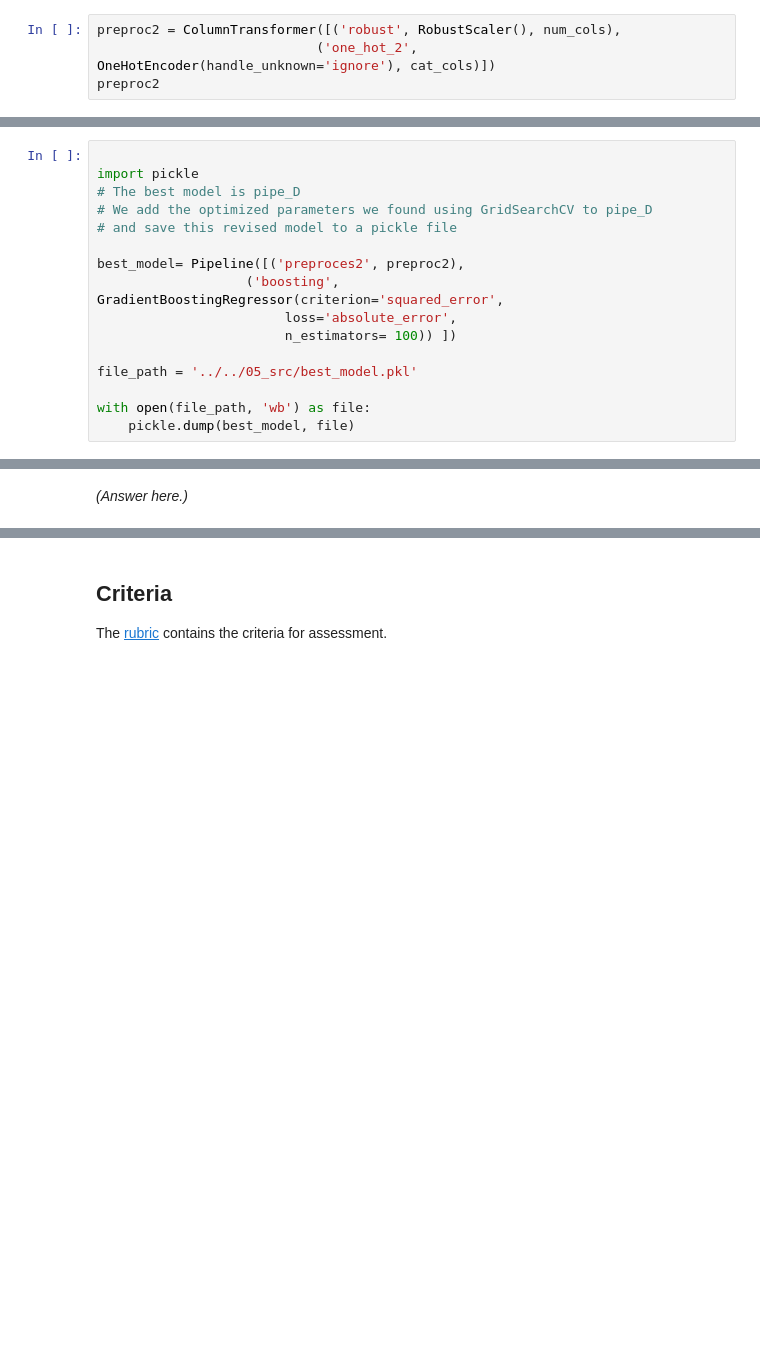
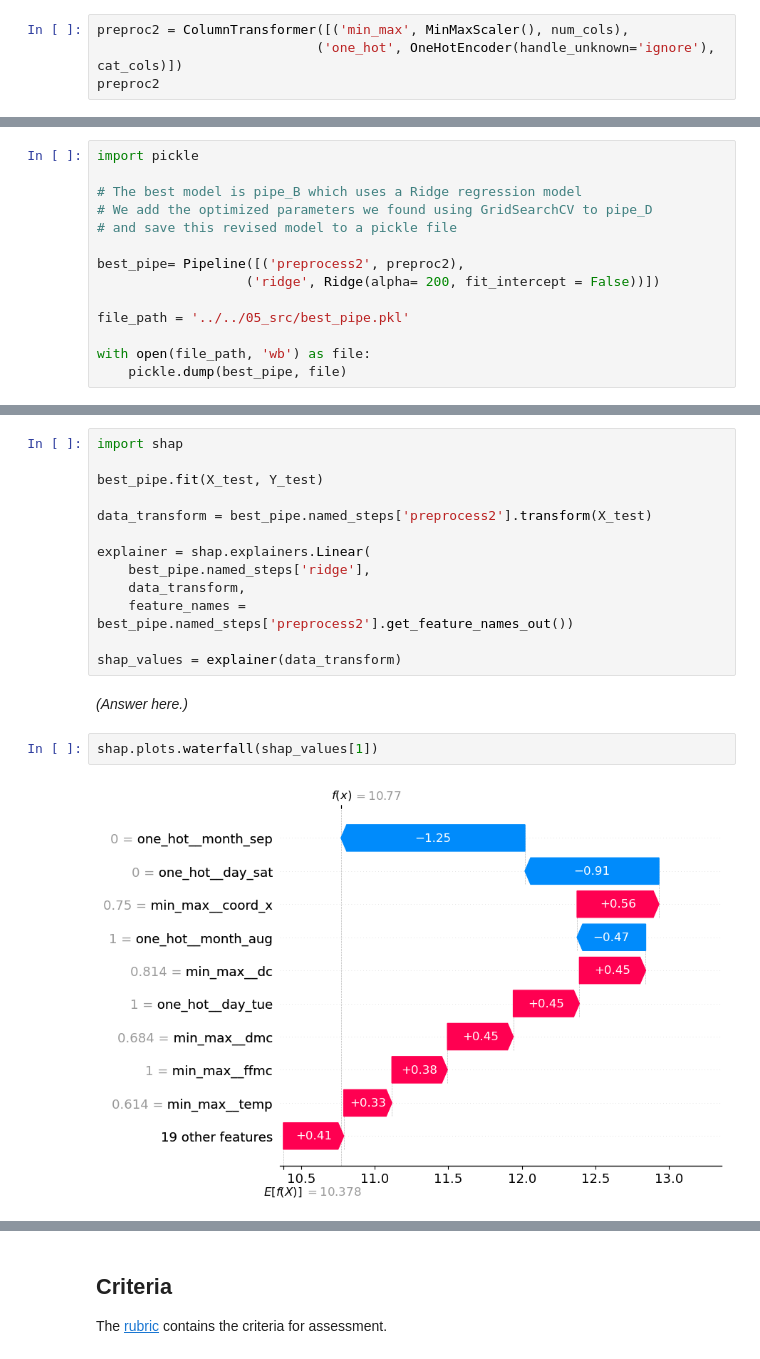
Before and after one commit to KathrynVozoris/production, a Jupyter notebook: 02_activities/assignments/assignment_3.ipynb, the cells around one changed output, grey strips where cells are left out. Saved outputs shown, nothing was run; the diff lists cells and outputs as text; blank space fills up the shorter version.

```diff
--- a/02_activities/assignments/assignment_3.ipynb
+++ b/02_activities/assignments/assignment_3.ipynb
@@ -179,7 +186,7 @@ Create preproc1 below.
 + Numeric: scaled variables, non-linear transformation to one or more variables.
 + Categorical: one-hot encoding.
 # %%
-preproc2 = ColumnTransformer([('robust', RobustScaler(), num_cols),
-                            ('one_hot_2', OneHotEncoder(handle_unknown='ignore'), cat_cols)])
+preproc2 = ColumnTransformer([('min_max', MinMaxScaler(), num_cols),
+                            ('one_hot', OneHotEncoder(handle_unknown='ignore'), cat_cols)])
 preproc2
 # %% [output]
@@ -453,21 +449,19 @@ print(dict(sorted(neg_mean_squared_errors.items(),key=lambda item :item[1], reve
 
 + Save the best performing model to a pickle file.
 # %%
+import pickle
 
-import pickle
-# The best model is pipe_D
+# The best model is pipe_B which uses a Ridge regression model
 # We add the optimized parameters we found using GridSearchCV to pipe_D
 # and save this revised model to a pickle file
 
-best_model= Pipeline([('preproces2', preproc2),
-                   ('boosting', GradientBoostingRegressor(criterion='squared_error',
-                        loss='absolute_error',
-                        n_estimators= 100)) ])
+best_pipe= Pipeline([('preprocess2', preproc2),
+                   ('ridge', Ridge(alpha= 200, fit_intercept = False))])
 
-file_path = '../../05_src/best_model.pkl'
+file_path = '../../05_src/best_pipe.pkl'
 
 with open(file_path, 'wb') as file:
-    pickle.dump(best_model, file)
+    pickle.dump(best_pipe, file)
 # %% [markdown]
 # Explain
 
@@ -478,5 +472,22 @@ with open(file_path, 'wb') as file:
     - In general, across the complete training set, which features are the most and least important.
 
 + If you were to remove features from the model, which ones would you remove? Why? How would you test that these features are actually enhancing model performance?
+# %%
+import shap
+
+best_pipe.fit(X_test, Y_test)
+
+data_transform = best_pipe.named_steps['preprocess2'].transform(X_test)
+
+explainer = shap.explainers.Linear(
+    best_pipe.named_steps['ridge'],
+    data_transform,
+    feature_names = best_pipe.named_steps['preprocess2'].get_feature_names_out())
+
+shap_values = explainer(data_transform)
 # %% [markdown]
 *(Answer here.)*
+# %%
+shap.plots.waterfall(shap_values[1])
+# %% [output]
+[figure, added]
```
Also changed, not shown: parts of 22 cells of this notebook.
